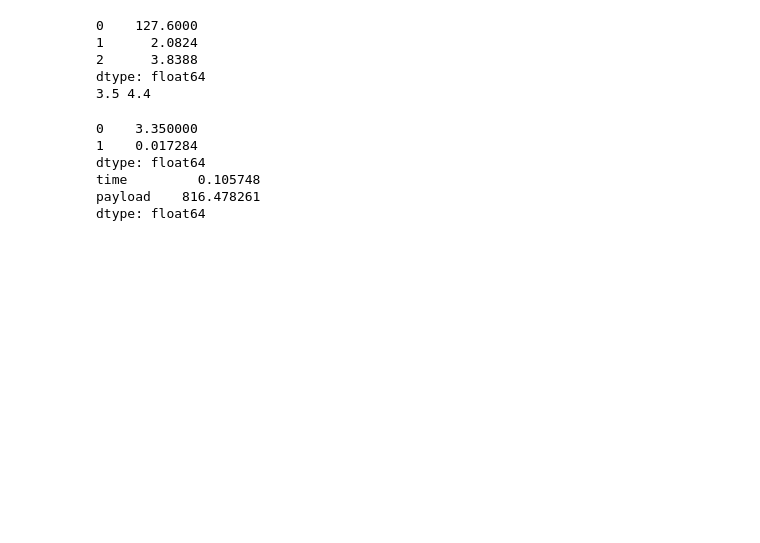
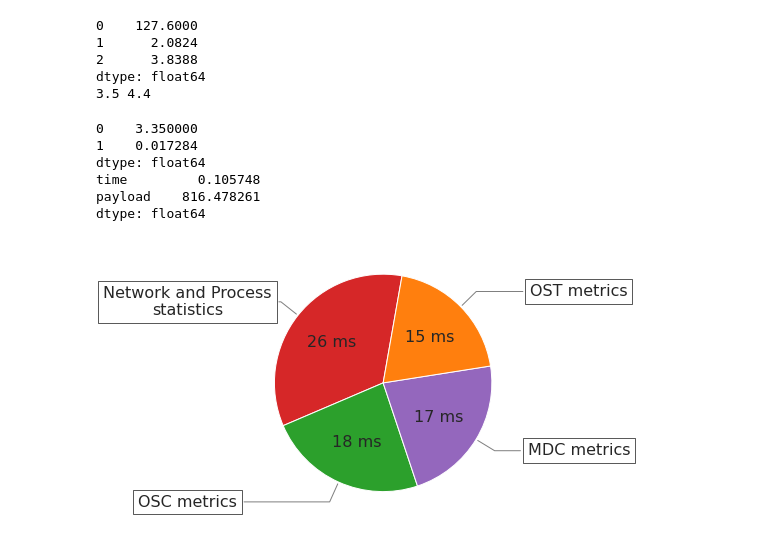
Before and after one commit to EhsanSaZ/BottleneckDetection, a Jupyter notebook: dataset_generator/parallel_filesystem/AgentMetricCollector/evaluation/scaiability/scalability analysis.ipynb, the cells around one changed output. Drawn from its saved outputs; the diff is of its cells as text; code cells hidden in the pictures; blank space fills up the shorter version.

```diff
--- a/dataset_generator/parallel_filesystem/AgentMetricCollector/evaluation/scaiability/scalability analysis.ipynb
+++ b/dataset_generator/parallel_filesystem/AgentMetricCollector/evaluation/scaiability/scalability analysis.ipynb
@@ -166,3 +156,36 @@ dtype: float64
 time         0.105748
 payload    816.478261
 dtype: float64
+# %%
+from matplotlib import pyplot as plt
+sns.set_style("whitegrid")
+sns.set_palette("Set1")
+
+fig, ax = plt.subplots(figsize =(12, 5), subplot_kw=dict(aspect="equal"))
+# ax.axis('equal')
+colors = ['tab:red', 'tab:green', 'tab:purple', 'tab:orange']
+langs = ['Network and Process\nstatistics',  'OSC metrics', 'MDC metrics',  'OST metrics']
+# processing_times = [0.014, 0.013, 0.41, 0.39]
+# processing_times = [14, 13, 41, 39, 14]
+processing_times = [26, 18, 17, 15]
+
+def func(pct, allvals):
+    absolute = int(np.round(pct/100.*np.sum(allvals)))
+    return "{:d} ms".format(absolute)
+wedges, texts, _ = ax.pie(processing_times, autopct=lambda pct: func(pct, processing_times), startangle=80, colors=colors, textprops={'fontsize': 16}) #wedgeprops=dict(width=0.2)
+
+bbox_props = dict(boxstyle="square,pad=0.3", fc="w", ec="k", lw=0.72)
+kw = dict(arrowprops=dict(arrowstyle="-", color="0.5"), bbox=bbox_props, zorder=0, va="center", fontsize=16)
+for i, p in enumerate(wedges):
+    ang = (p.theta2 - p.theta1)/2. + p.theta1
+    # print(ang)
+    y = np.sin(np.deg2rad(ang))
+    x = np.cos(np.deg2rad(ang))
+    horizontalalignment = {-1: "center", 1: "center"}[int(np.sign(x))]
+    connectionstyle = "angle,angleA=0,angleB={}".format(ang)
+    kw["arrowprops"].update({"connectionstyle": connectionstyle})
+    ax.annotate(langs[i], xy=(x, y), xytext=(1.8*np.sign(x), 1.2*y), horizontalalignment=horizontalalignment, **kw)
+
+plt.savefig('collection_time_chart.pdf', bbox_inches='tight')
+# %% [output]
+[figure, added]
```
Also changed, not shown: parts of 3 cells of this notebook, 3 other files.
